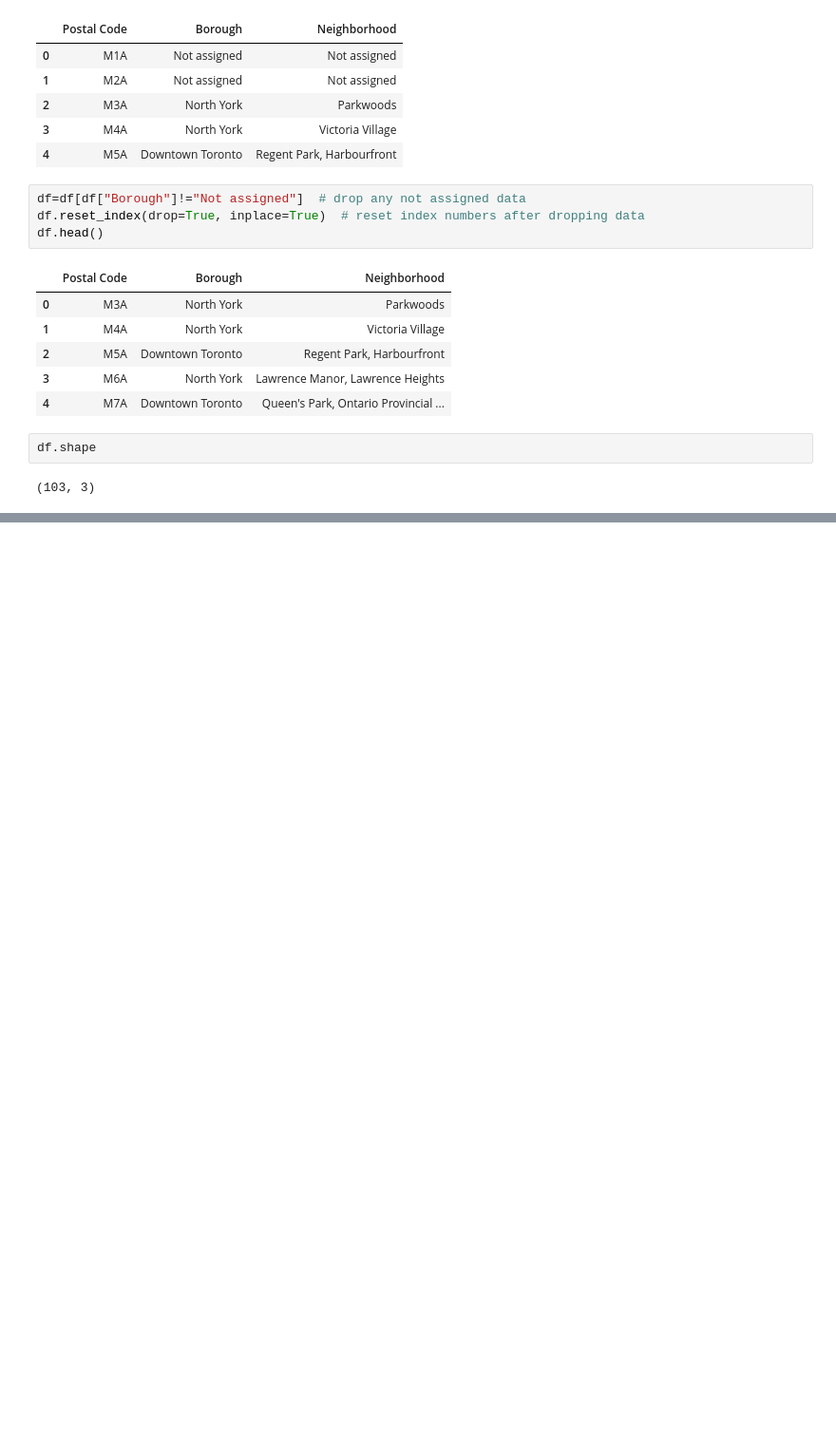
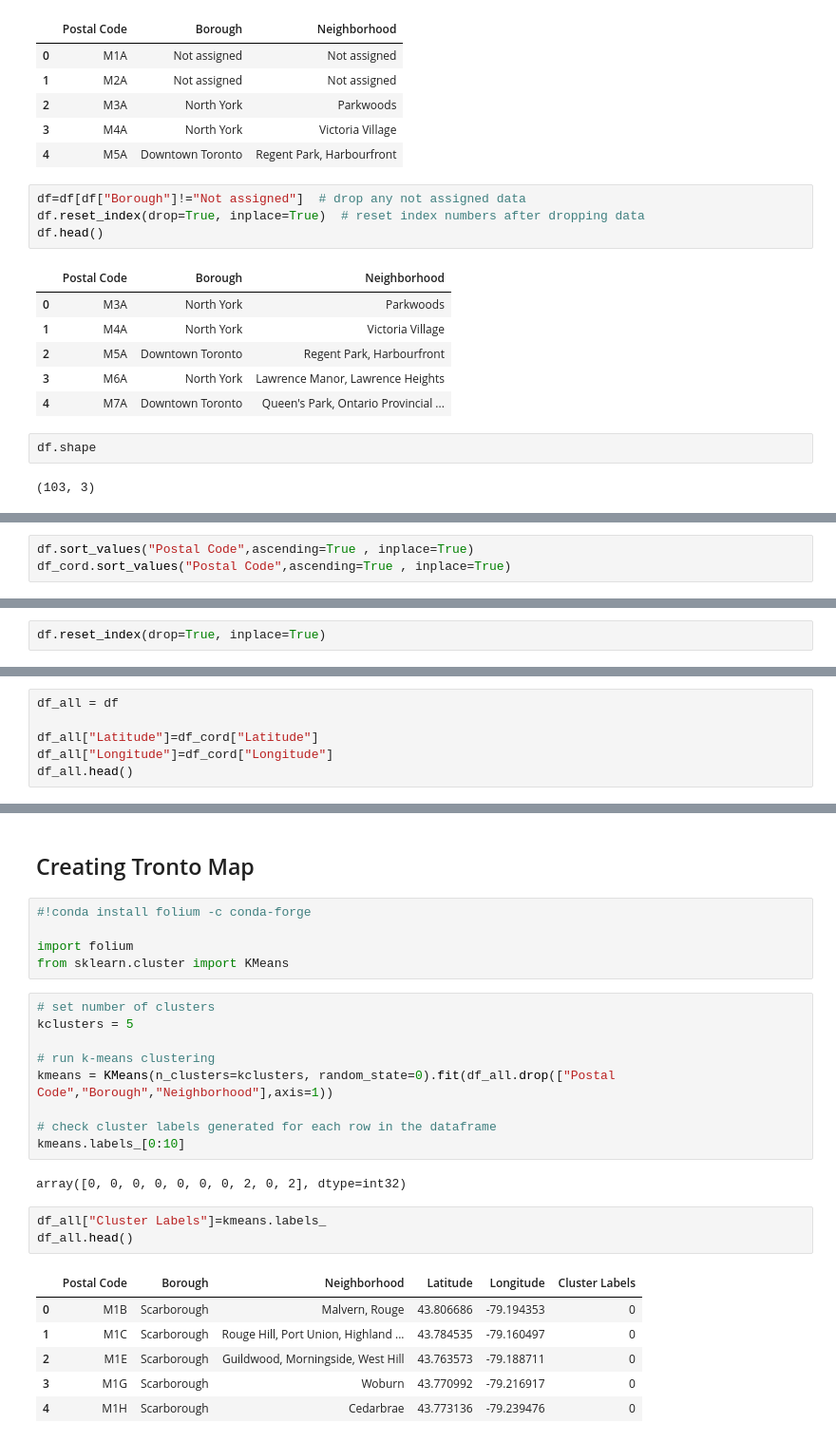
Before and after one commit to Aylore/Coursera_Capstone, a Jupyter notebook: coursera_capstone.ipynb, the cells around one changed output, grey strips where cells are left out. Shown at 95% size. Drawn from its saved outputs; the diff is of its cells as text; blank space fills up the shorter version.

```diff
--- a/coursera_capstone.ipynb
+++ b/coursera_capstone.ipynb
@@ -36,0 +74,3 @@ df.shape
+# %%
+df.sort_values("Postal Code",ascending=True , inplace=True)
+df_cord.sort_values("Postal Code",ascending=True , inplace=True)
@@ -36,0 +95,2 @@ df.shape
+# %%
+df.reset_index(drop=True, inplace=True)
@@ -36,0 +106,6 @@ df.shape
+# %%
+df_all = df
+
+df_all["Latitude"]=df_cord["Latitude"]
+df_all["Longitude"]=df_cord["Longitude"]
+df_all.head()
@@ -36,0 +119,28 @@ df.shape
+# %% [markdown]
+## Creating Tronto Map
+# %%
+#!conda install folium -c conda-forge
+
+import folium
+from sklearn.cluster import KMeans
+# %%
+# set number of clusters
+kclusters = 5
+
+# run k-means clustering
+kmeans = KMeans(n_clusters=kclusters, random_state=0).fit(df_all.drop(["Postal Code","Borough","Neighborhood"],axis=1))
+
+# check cluster labels generated for each row in the dataframe
+kmeans.labels_[0:10]
+# %% [output]
+array([0, 0, 0, 0, 0, 0, 0, 2, 0, 2], dtype=int32)
+# %%
+df_all["Cluster Labels"]=kmeans.labels_
+df_all.head()
+# %% [output]
+|  | Postal Code | Borough | Neighborhood | Latitude | Longitude | Cluster Labels |
+| 0 | M1B | Scarborough | Malvern, Rouge | 43.806686 | -79.194353 | 0 |
+| 1 | M1C | Scarborough | Rouge Hill, Port Union, Highland ... | 43.784535 | -79.160497 | 0 |
+| 2 | M1E | Scarborough | Guildwood, Morningside, West Hill | 43.763573 | -79.188711 | 0 |
+| 3 | M1G | Scarborough | Woburn | 43.770992 | -79.216917 | 0 |
+| 4 | M1H | Scarborough | Cedarbrae | 43.773136 | -79.239476 | 0 |
```
Also changed, not shown: parts of 10 cells of this notebook.
